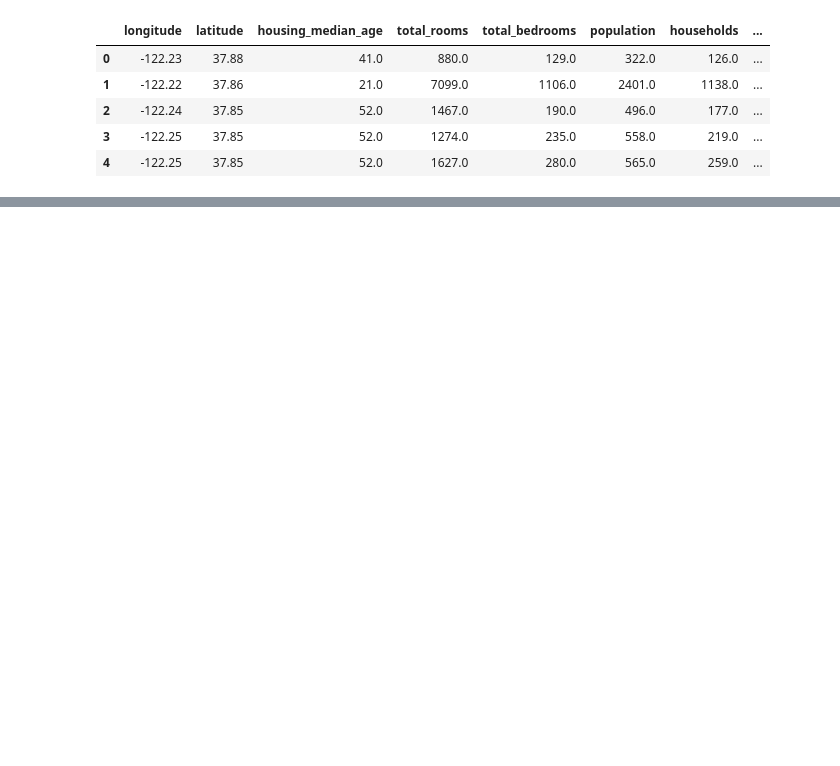
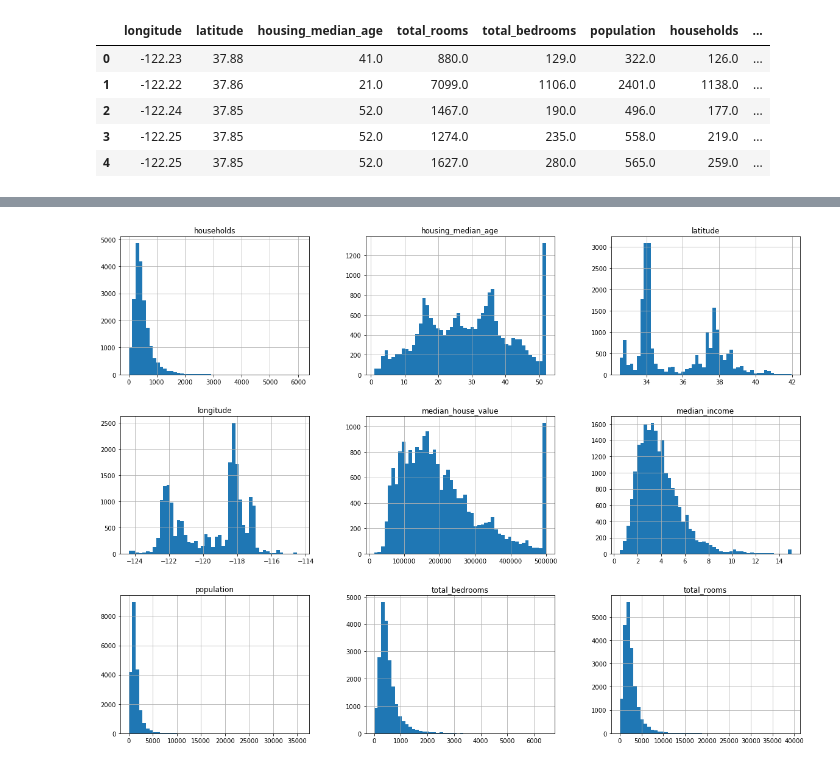
Before and after one commit to er1shivam/Machine-Learning-Projects, a Jupyter notebook: Housing.ipynb, the cells around one changed output, grey strips where cells are left out. Drawn from its saved outputs; the diff is of its cells as text; code cells hidden in the pictures; blank space fills up the shorter version.

Commit message:
Renamed , & added code to display hist

```diff
--- a/Housing.ipynb
+++ b/Housing.ipynb
@@ -39,0 +79,7 @@ housing.head()
+# %%
+%matplotlib inline
+import matplotlib.pyplot as plt
+housing.hist(bins=50,figsize=(20,15))
+plt.show()
+# %% [output]
+[figure, added]
```
Also changed, not shown: parts of 3 cells of this notebook, 1 other file.
